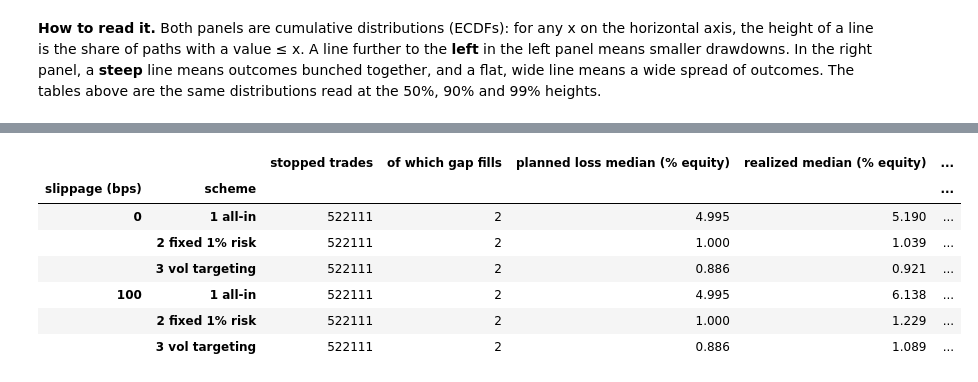
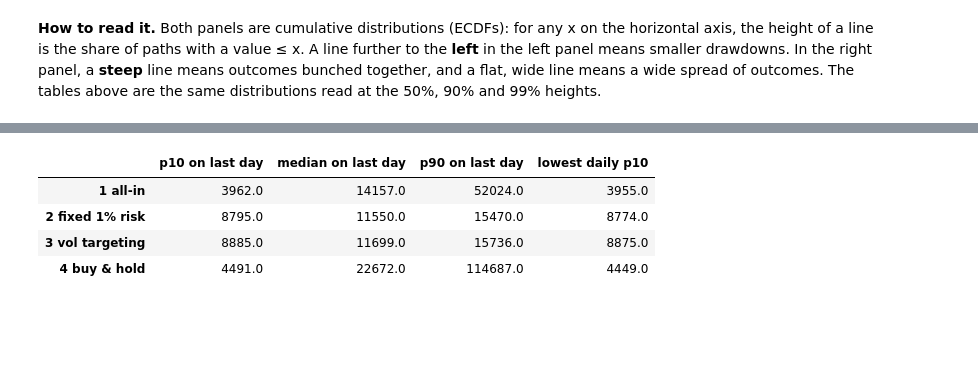
Before and after one commit to Alvarado-Maganna/crypto-quant-lab, a Jupyter notebook: notebooks/11_position_sizing.ipynb, the cells around one changed output, grey strips where cells are left out. Saved outputs shown, nothing was run; the diff lists cells and outputs as text; code cells hidden in the pictures; blank space fills up the shorter version.

```diff
--- a/notebooks/11_position_sizing.ipynb
+++ b/notebooks/11_position_sizing.ipynb
@@ -99,7 +104,8 @@ if str(REPO_ROOT) not in sys.path:
     sys.path.insert(0, str(REPO_ROOT))
 
 from src.data.ohlcv import cache_path, fetch_ohlcv_window, load_or_fetch_window
-from src.sizing import (EXIT_END, EXIT_STOP, EXIT_TIME, FEE_PER_SIDE, day_tuples, demean_tuples,
+from src.sizing import (EXIT_END, EXIT_STOP, EXIT_TIME, FEE_PER_SIDE, buy_hold_equity,
+                        day_tuples, demean_tuples, max_drawdown, max_drawdown_day,
                         fraction_all_in, fraction_fixed_risk, fraction_vol_target,
                         iid_bootstrap_indices, longest_losing_streak, path_sigma,
                         required_recovery, simulate, simulate_buy_hold, size,
@@ -130,6 +136,7 @@ SIGMA_TARGET_SCALE = 0.20          # ASSUMED: scaling constant (exposure compara
 RUIN_LEVEL = 0.50                  # ASSUMED: ruin = equity <= 50% of the initial
 DD_FLAG = 0.30
 EXAMPLE_PATH = 0                   # the example path is simply the first one (not picked)
+FAN_Q = [0.10, 0.50, 0.90]         # post-inspection: daily equity quantiles for the fan charts
 
 SCHEME_NAMES = {"all_in": "1 all-in", "risk_1pct": "2 fixed 1% risk",
                 "vol_target": "3 vol targeting", "buy_hold": "4 buy & hold"}
@@ -338,8 +345,14 @@ for res, idx in IDX.items():
         bh = simulate_buy_hold(T, idx, initial=INITIAL, fee=FEE, warmup=WARMUP)
         for slip in SLIPPAGES_BPS:
             t0 = time.perf_counter()
+            fan = res == "block" and slip == 0
             paths, trades, rec = simulate(T, idx, COIN, sig, SCHEMES, slippage=slip / 1e4,
-                                          record_path=EXAMPLE_PATH, **SIM_KW)
+                                          record_path=EXAMPLE_PATH,
+                                          quantiles=FAN_Q if fan else None, **SIM_KW)
+            if fan:                                 # buy & hold quantiles, same days
+                bh_eq = buy_hold_equity(T, idx, initial=INITIAL, fee=FEE, warmup=WARMUP)
+                rec["bh_quantiles"] = np.quantile(bh_eq, FAN_Q, axis=0)
+                del bh_eq
             paths["buy_hold"] = bh
             trades = trades.drop(columns=["entry_px", "exit_px"]).astype(
                 {c: "float32" for c in trades.columns if c.startswith(("pnl_", "frac_"))})
@@ -525,20 +532,42 @@ losses here are a **lower bound** on real ones. The 100 bps version is a crude s
 # %%
-rows = []
-for slip in SLIPPAGES_BPS:
-    tr = RESULTS[("block", "raw", slip)]["trades"]
-    stops = tr[tr["exit_type"] == EXIT_STOP]
-    for scheme in ACTIVE:
-        planned = stops[f"frac_{scheme}"].astype(float) * STOP_PCT
-        realized = -stops[f"pnl_{scheme}"].astype(float)
-        ratio = realized / planned
-        rows.append({"slippage (bps)": slip, "scheme": SCHEME_NAMES[scheme],
-                     "stopped trades": len(stops), "of which gap fills": int(stops["gap_open"].sum()),
-                     "planned loss median (% equity)": pct(planned.median()),
-                     "realized median (% equity)": pct(realized.median()),
-                     "realized p99": pct(realized.quantile(0.99)), "realized max": pct(realized.max()),
-                     "realized / planned, median": ratio.median(),
-                     "realized / planned, max": ratio.max(),
-                     "% stops > 1.5× planned": pct((ratio > 1.5).mean())})
-STOPS = pd.DataFrame(rows).set_index(["slippage (bps)", "scheme"])
-STOPS.round(3)
+def fan_chart(ret):
+    rec = RESULTS[("block", ret, 0)]["rec"]
+    q = {s: rec["equity_quantiles"][ACTIVE.index(s)] for s in ACTIVE}
+    q["buy_hold"] = rec["bh_quantiles"]
+    days = np.arange(N_DAYS)
+    fig = plt.figure(figsize=(12.5, 7.4))
+    gs = fig.add_gridspec(2, 4, height_ratios=[1, 1.1], hspace=0.38, wspace=0.08)
+    top = [fig.add_subplot(gs[0, 0])]
+    top += [fig.add_subplot(gs[0, k], sharey=top[0]) for k in range(1, 4)]
+    overlay = fig.add_subplot(gs[1, :], sharey=top[0])
+    for ax, scheme in zip(top, SCHEME_NAMES):
+        lo, med, hi = q[scheme]
+        ax.fill_between(days, lo, hi, color=COLOR[scheme], alpha=0.22, lw=0, label="p10–p90")
+        ax.plot(days, med, color=COLOR[scheme], ls=STYLE[scheme], lw=2, label="median")
+        ax.set_title(SCHEME_NAMES[scheme])
+        ax.set_xlabel("day of the path")
+    for scheme in SCHEME_NAMES:
+        overlay.plot(days, q[scheme][1], color=COLOR[scheme], ls=STYLE[scheme], lw=2,
+                     label=SCHEME_NAMES[scheme])
+    overlay.set(title="Medians only", xlabel="day of the path (no trades before day 30)")
+    for ax in top + [overlay]:
+        ax.set_yscale("log")
+        ax.axhline(INITIAL, color=MUTED, lw=0.9, label="10,000 start")
+        ax.axhline(RUIN_LEVEL * INITIAL, color=INK, lw=0.9, ls=":", label="5,000 ruin")
+    for ax in top[1:]:
+        ax.tick_params(labelleft=False)
+    top[0].set_ylabel("equity (USDT, log scale)")
+    overlay.set_ylabel("equity (USDT, log scale)")
+    top[0].legend(frameon=False, fontsize=8, loc="upper left")
+    overlay.legend(frameon=False, fontsize=8, loc="upper left", ncol=3)
+    fig.suptitle(f"Equity across 10,000 paths (block bootstrap, {ret} returns, 0 bps)",
+                 fontweight="bold", fontsize=12)
+    plt.show()
+    return pd.DataFrame({SCHEME_NAMES[s]: {"p10 on last day": q[s][0, -1],
+                                           "median on last day": q[s][1, -1],
+                                           "p90 on last day": q[s][2, -1],
+                                           "lowest daily p10": q[s][0].min()} for s in q}).T.round(0)
+
+
+fan_chart("raw")
 # %% [output]
@@ -545,9 +575,6 @@ STOPS.round(3)
-|  |  | stopped trades | of which gap fills | planned loss median (% equity) | realized median (% equity) | ... |
-| slippage (bps) | scheme |  |  |  |  | ... |
-| 0 | 1 all-in | 522111 | 2 | 4.995 | 5.190 | ... |
-|  | 2 fixed 1% risk | 522111 | 2 | 1.000 | 1.039 | ... |
-|  | 3 vol targeting | 522111 | 2 | 0.886 | 0.921 | ... |
-| 100 | 1 all-in | 522111 | 2 | 4.995 | 6.138 | ... |
-|  | 2 fixed 1% risk | 522111 | 2 | 1.000 | 1.229 | ... |
-|  | 3 vol targeting | 522111 | 2 | 0.886 | 1.089 | ... |
+|  | p10 on last day | median on last day | p90 on last day | lowest daily p10 |
+| 1 all-in | 3962.0 | 14157.0 | 52024.0 | 3955.0 |
+| 2 fixed 1% risk | 8795.0 | 11550.0 | 15470.0 | 8774.0 |
+| 3 vol targeting | 8885.0 | 11699.0 | 15736.0 | 8875.0 |
+| 4 buy & hold | 4491.0 | 22672.0 | 114687.0 | 4449.0 |
 # %% [markdown]
```
Also changed, not shown: parts of 61 cells of this notebook, 3 other files.
